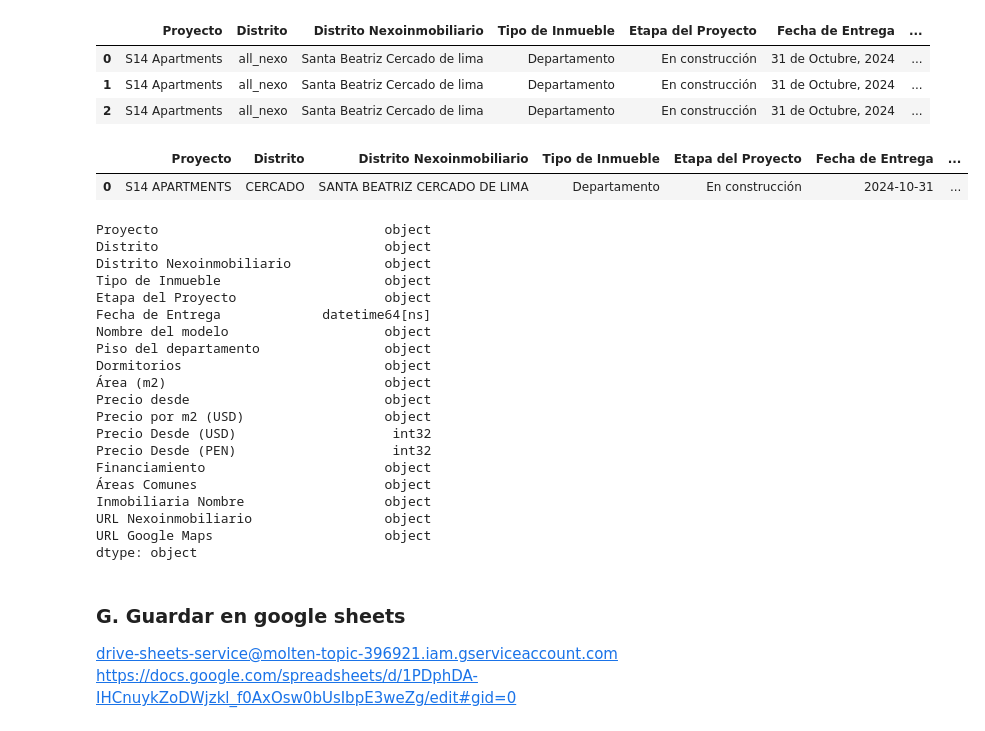
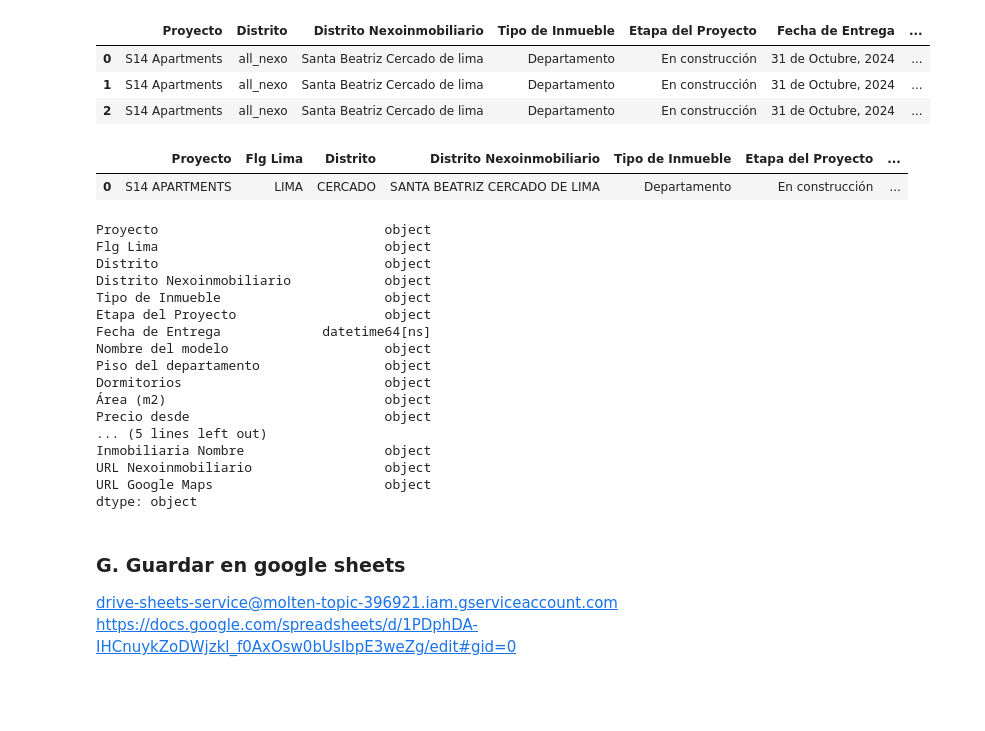
Before and after one commit to NahumFGz/NexoInmobiliarioScrapper, a Jupyter notebook: v3- Scrapp.ipynb, the cells around one changed output. Drawn from its saved outputs; the diff is of its cells as text; code cells hidden in the pictures; blank space fills up the shorter version.

```diff
--- a/v3- Scrapp.ipynb
+++ b/v3- Scrapp.ipynb
@@ -496,9 +496,11 @@ df_proyectos_format['Area Max (m2)'] = df_proyectos_format['Area Max (m2)'].str.
 # 11. Eliminar la columna 'Distrito', luego merge con df_distritos por 'Distrito Nexoinmobiliario'
 df_proyectos_format = df_proyectos_format.drop(columns=['Distrito'])
 df_proyectos_format = df_proyectos_format.merge(df_distritos, how='left', on='Distrito Nexoinmobiliario')
+df_proyectos_format['Distrito'] = df_proyectos_format['Distrito'].fillna('-')
+df_proyectos_format['Flg Lima'] = df_proyectos_format['Flg Lima'].fillna('FUERA DE LIMA')
 
 # 12. Reordenar las columnas
-df_proyectos_format = df_proyectos_format[['Proyecto', 'Distrito', 'Distrito Nexoinmobiliario', 'Dirección',  'Tipo de Inmueble', 'Precio Desde','Área Total', 'Precio Desde (PEN)', 'Precio Desde (USD)',
+df_proyectos_format = df_proyectos_format[['Proyecto', 'Flg Lima', 'Distrito', 'Distrito Nexoinmobiliario', 'Dirección',  'Tipo de Inmueble', 'Precio Desde','Área Total', 'Precio Desde (PEN)', 'Precio Desde (USD)',
                                            'Area Min (m2)', 'Area Max (m2)',
                                            'Dormitorios', 'Etapa del Proyecto', 'Fecha de Entrega', 'Financiamiento',
                                            'Inmobiliaria Nombre', 'Áreas Comunes', 'URL Nexoinmobiliario',
@@ -591,40 +590,43 @@ df_modelos_format['Precio Desde (PEN)'] = df_modelos_format.apply(lambda row: ge
 # 5. Castear a float las columnas de precio
 df_modelos_format['Precio Desde (USD)'] = df_modelos_format['Precio Desde (USD)'].astype(int)
 df_modelos_format['Precio Desde (PEN)'] = df_modelos_format['Precio Desde (PEN)'].astype(int)
 
 # 8. Calcular el precio por m2, el numero resultante debe tener los decimales separados por ,
 
 df_modelos_format['Precio por m2 (USD)'] = df_modelos_format.apply(lambda row: round(float(row['Precio Desde (USD)'] )/ float(row['Área']),2), axis=1)
 df_modelos_format['Precio por m2 (USD)'] = df_modelos_format['Precio por m2 (USD)'].astype(str)
 df_modelos_format['Precio por m2 (USD)'] = df_modelos_format['Precio por m2 (USD)'].str.replace('.',',')
 
 # 6. Reemplazar '.' por ',' en la columna 'Área'
 df_modelos_format['Área'] = df_modelos_format['Área'].str.replace('.',',')
 
 # 7. Renombrar columna 'Número de pisos':'Piso del departamento', 'Área':'Área (m2)', 'Dormitorio':'Dormitorios'
 df_modelos_format = df_modelos_format.rename(columns={'Número de pisos':'Piso del departamento', 'Área':'Área (m2)', 'Dormitorio':'Dormitorios'})
 
 # 8. Eliminar la columna 'Distrito', luego merge con df_distritos por 'Distrito Nexoinmobiliario'
 df_modelos_format = df_modelos_format.drop(columns=['Distrito'])
 df_modelos_format = df_modelos_format.merge(df_distritos, how='left', on='Distrito Nexoinmobiliario')
+df_proyectos_format['Distrito'] = df_proyectos_format['Distrito'].fillna('-')
+df_proyectos_format['Flg Lima'] = df_proyectos_format['Flg Lima'].fillna('FUERA DE LIMA')
 
 # 9. Reordenar las columnas
 df_modelos_format = df_modelos_format[[
-                                        'Proyecto', 'Distrito', 'Distrito Nexoinmobiliario', 'Tipo de Inmueble',
+                                        'Proyecto', 'Flg Lima', 'Distrito', 'Distrito Nexoinmobiliario', 'Tipo de Inmueble',
                                         'Etapa del Proyecto', 'Fecha de Entrega', 'Nombre del modelo', 'Piso del departamento',
                                         'Dormitorios', 'Área (m2)', 'Precio desde','Precio por m2 (USD)',
                                         'Precio Desde (USD)', 'Precio Desde (PEN)',
                                         'Financiamiento', 'Áreas Comunes', 'Inmobiliaria Nombre','URL Nexoinmobiliario', 'URL Google Maps'
                                        ]]
 
 df_modelos_format.head(1)
 # %% [output]
-|  | Proyecto | Distrito | Distrito Nexoinmobiliario | Tipo de Inmueble | Etapa del Proyecto | Fecha de Entrega | ... |
-| 0 | S14 APARTMENTS | CERCADO | SANTA BEATRIZ CERCADO DE LIMA | Departamento | En construcción | 2024-10-31 | ... |
+|  | Proyecto | Flg Lima | Distrito | Distrito Nexoinmobiliario | Tipo de Inmueble | Etapa del Proyecto | ... |
+| 0 | S14 APARTMENTS | LIMA | CERCADO | SANTA BEATRIZ CERCADO DE LIMA | Departamento | En construcción | ... |
 # %%
 df_modelos_format.dtypes
 # %% [output]
 Proyecto                             object
+Flg Lima                             object
 Distrito                             object
 Distrito Nexoinmobiliario            object
 Tipo de Inmueble                     object
@@ -635,11 +637,7 @@ Piso del departamento                object
 Dormitorios                          object
 Área (m2)                            object
 Precio desde                         object
-Precio por m2 (USD)                  object
-Precio Desde (USD)                    int32
-Precio Desde (PEN)                    int32
-Financiamiento                       object
-Áreas Comunes                        object
+... (5 lines left out)
 Inmobiliaria Nombre                  object
 URL Nexoinmobiliario                 object
 URL Google Maps                      object
```
Also changed, not shown: parts of 3 cells of this notebook, 1 other file.
